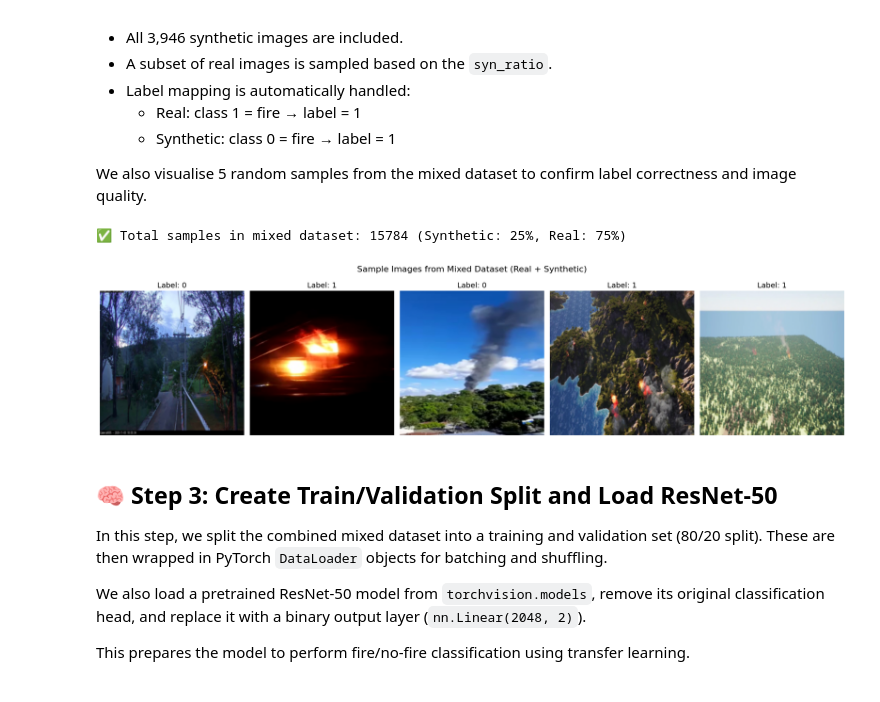
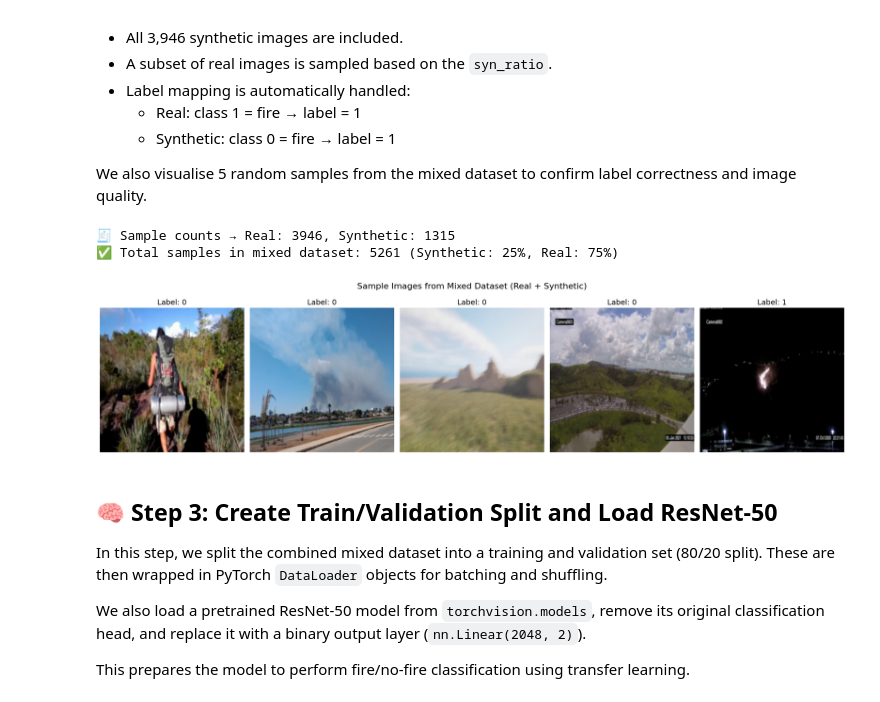
Before and after one commit to Misharasapu/fire-detection-dissertation, a Jupyter notebook: notebooks/05_train_resnet_mixed_ratios.ipynb, the cells around one changed output. Drawn from its saved outputs; the diff is of its cells as text; code cells hidden in the pictures.

Commit message:
Added training notebook for mixed real/synthetic dataset ratios (25/50/75)

```diff
--- a/notebooks/05_train_resnet_mixed_ratios.ipynb
+++ b/notebooks/05_train_resnet_mixed_ratios.ipynb
@@ -108,41 +110,49 @@ We also visualise 5 random samples from the mixed dataset to confirm label corre
 import matplotlib.pyplot as plt
 from torchvision import transforms
 from utils.fire_classification_dataset import FireClassificationMixedDataset
+
+# Define total samples
+total_samples = 5261
 
 # Define image preprocessing pipeline
 transform = transforms.Compose([
     transforms.Resize((224, 224)),
     transforms.ToTensor()
 ])
 
 # Initialise the mixed dataset with the selected syn_ratio
 mixed_dataset = FireClassificationMixedDataset(
     real_image_dir=real_image_dir,
     real_label_dir=real_label_dir,
     syn_image_dir=syn_image_dir,
     syn_label_dir=syn_label_dir,
     syn_ratio=syn_ratio,
+    total_samples=total_samples,
     transform=transform
 )
+
+# Print the proportions of both synthetic and real counts
+print(f"🧾 Sample counts → Real: {len(mixed_dataset.sampled_real_images)}, Synthetic: {len(mixed_dataset.sampled_syn_images)}")
 
 # Print dataset size
 print(f"✅ Total samples in mixed dataset: {len(mixed_dataset)} (Synthetic: {int(syn_ratio*100)}%, Real: {100 - int(syn_ratio*100)}%)")
 
 # Visualise 5 random samples
 fig, axs = plt.subplots(1, 5, figsize=(20, 5))
 for i in range(5):
     idx = random.randint(0, len(mixed_dataset) - 1)
     image, label = mixed_dataset[idx]
     axs[i].imshow(image.permute(1, 2, 0))  # Convert CHW → HWC for display
     axs[i].set_title(f"Label: {int(label)}", fontsize=14)
     axs[i].axis("off")
 
 plt.suptitle("Sample Images from Mixed Dataset (Real + Synthetic)", fontsize=16)
 plt.tight_layout()
 plt.show()
 # %% [output]
-✅ Total samples in mixed dataset: 15784 (Synthetic: 25%, Real: 75%)
+🧾 Sample counts → Real: 3946, Synthetic: 1315
+✅ Total samples in mixed dataset: 5261 (Synthetic: 25%, Real: 75%)
-[figure, old version]
+[figure, new version]
 # %% [markdown]
 ## 🧠 Step 3: Create Train/Validation Split and Load ResNet-50
 
```
Also changed, not shown: parts of 5 cells of this notebook.
